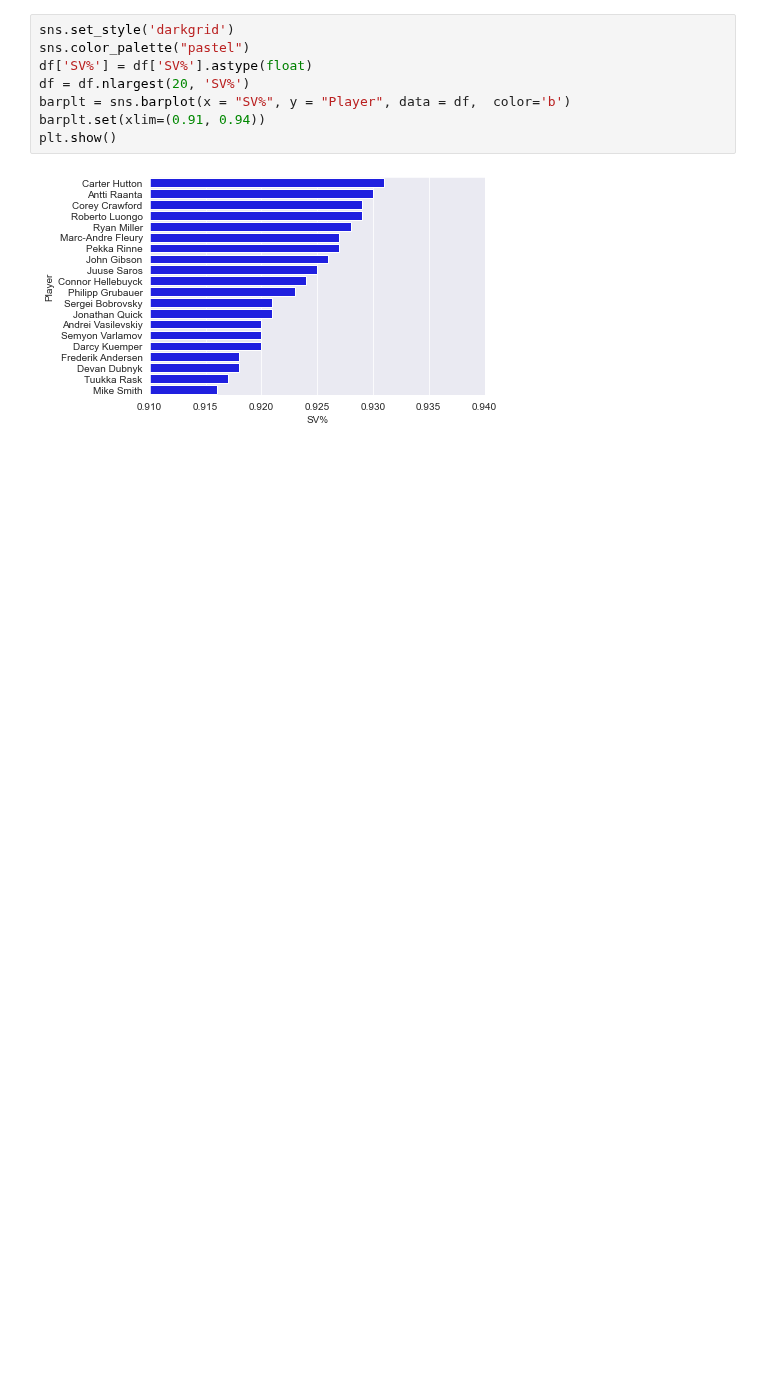
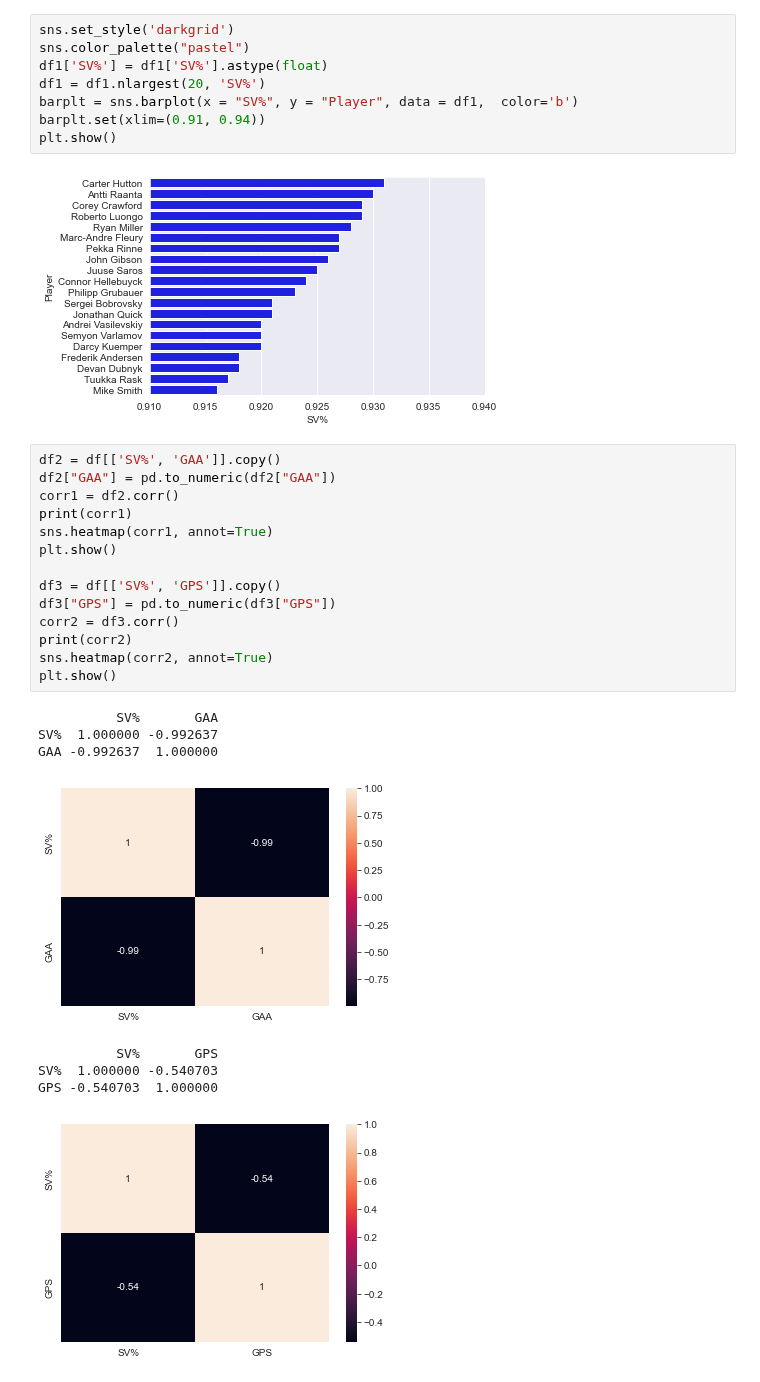
Before and after one commit to M0rph3e/ift6758-project-main, a Jupyter notebook: notebooks/Question 1 sample.ipynb, the cells around one changed output. Saved outputs shown, nothing was run; the diff lists cells and outputs as text; blank space fills up the shorter version.

Commit message:
Adding Co-relation Matrix and Scatterplots for the 3rd Warm Up Question.

```diff
--- a/notebooks/Question 1 sample.ipynb
+++ b/notebooks/Question 1 sample.ipynb
@@ -82,10 +82,33 @@ df.shape[0]
 # %%
 sns.set_style('darkgrid')
 sns.color_palette("pastel")
-df['SV%'] = df['SV%'].astype(float)
-df = df.nlargest(20, 'SV%')
-barplt = sns.barplot(x = "SV%", y = "Player", data = df,  color='b')
+df1['SV%'] = df1['SV%'].astype(float)
+df1 = df1.nlargest(20, 'SV%')
+barplt = sns.barplot(x = "SV%", y = "Player", data = df1,  color='b')
 barplt.set(xlim=(0.91, 0.94))
 plt.show()
 # %% [output]
 [figure]
+# %%
+df2 = df[['SV%', 'GAA']].copy()
+df2["GAA"] = pd.to_numeric(df2["GAA"])
+corr1 = df2.corr()
+print(corr1)
+sns.heatmap(corr1, annot=True)
+plt.show()
+
+df3 = df[['SV%', 'GPS']].copy()
+df3["GPS"] = pd.to_numeric(df3["GPS"])
+corr2 = df3.corr()
+print(corr2)
+sns.heatmap(corr2, annot=True)
+plt.show()
+# %% [output]
+          SV%       GAA
+SV%  1.000000 -0.992637
+GAA -0.992637  1.000000
+[figure, added]
+          SV%       GPS
+SV%  1.000000 -0.540703
+GPS -0.540703  1.000000
+[figure, added]
```
Also changed, not shown: parts of 5 cells of this notebook.
